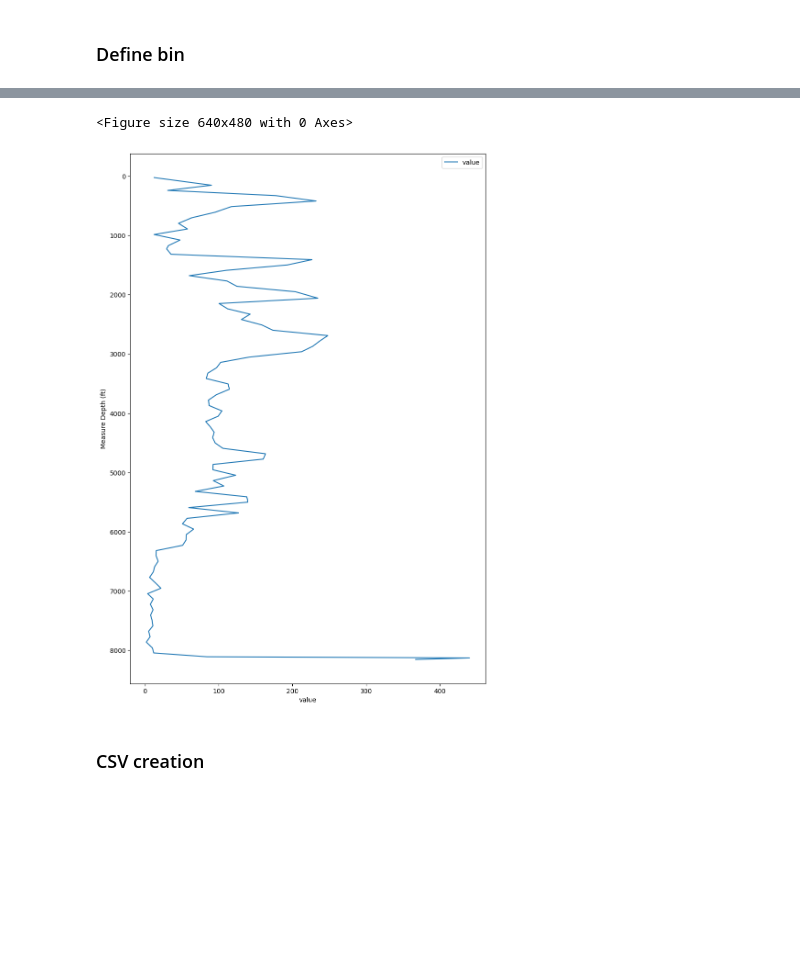
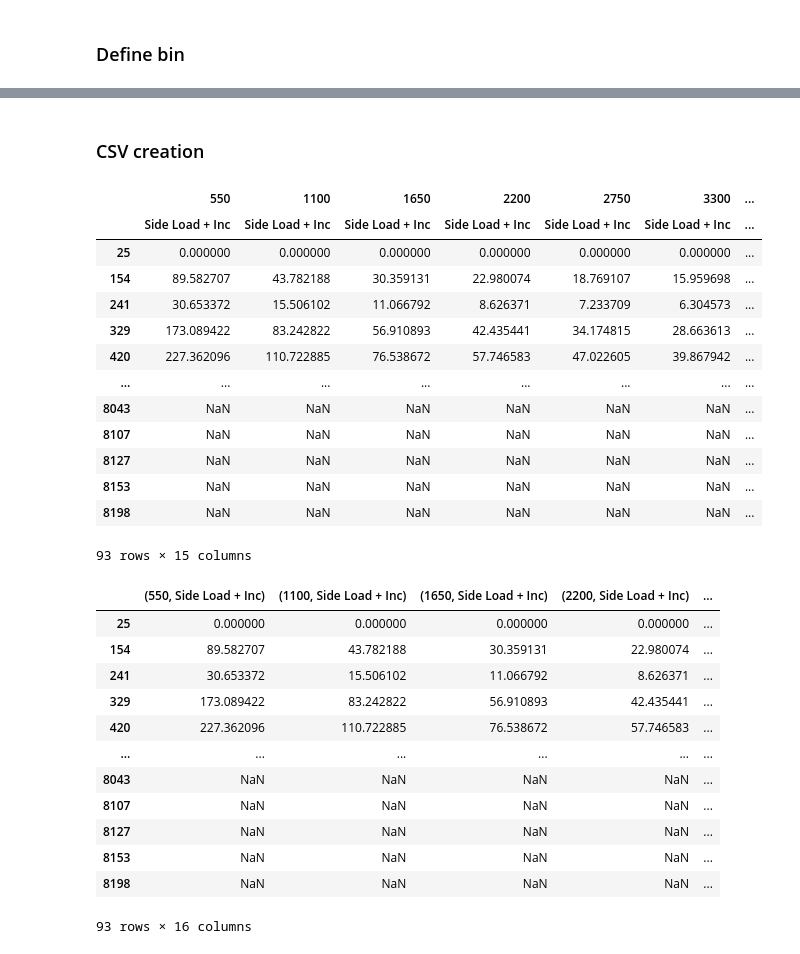
Before and after one commit to jfhurtado/Consulting, a Jupyter notebook: damir_data.ipynb, the cells around one changed output, grey strips where cells are left out. Cells and saved outputs as stored; diff of their text form; code cells hidden in the pictures; blank space fills up the shorter version.

```diff
--- a/damir_data.ipynb
+++ b/damir_data.ipynb
@@ -168,13 +165,4 @@ final_plot_df
 93 rows × 1 columns
-# %%
-plt.figure()
-final_plot_df.plot(kind='line',figsize=(10,15))
-plt.ylabel('Measure Depth (ft)')
-plt.xlabel('value')
-plt.gca().invert_yaxis()
-# %% [output]
-<Figure size 640x480 with 0 Axes>
-[figure, removed]
 # %% [markdown]
 ### CSV creation
 # %%
@@ -188,0 +175,34 @@ final_plot_df.to_csv('test.csv')
+# %%
+final_df
+# %% [output]
+|  | 550 | 1100 | 1650 | 2200 | 2750 | 3300 | ... |
+|  | Side Load + Inc | Side Load + Inc | Side Load + Inc | Side Load + Inc | Side Load + Inc | Side Load + Inc | ... |
+| 25 | 0.000000 | 0.000000 | 0.000000 | 0.000000 | 0.000000 | 0.000000 | ... |
+| 154 | 89.582707 | 43.782188 | 30.359131 | 22.980074 | 18.769107 | 15.959698 | ... |
+| 241 | 30.653372 | 15.506102 | 11.066792 | 8.626371 | 7.233709 | 6.304573 | ... |
+| 329 | 173.089422 | 83.242822 | 56.910893 | 42.435441 | 34.174815 | 28.663613 | ... |
+| 420 | 227.362096 | 110.722885 | 76.538672 | 57.746583 | 47.022605 | 39.867942 | ... |
+| ... | ... | ... | ... | ... | ... | ... | ... |
+| 8043 | NaN | NaN | NaN | NaN | NaN | NaN | ... |
+| 8107 | NaN | NaN | NaN | NaN | NaN | NaN | ... |
+| 8127 | NaN | NaN | NaN | NaN | NaN | NaN | ... |
+| 8153 | NaN | NaN | NaN | NaN | NaN | NaN | ... |
+| 8198 | NaN | NaN | NaN | NaN | NaN | NaN | ... |
+93 rows × 15 columns
+# %%
+final_final_plot_df = pd.merge(final_df,final_plot_df, left_index=True,right_index=True)
+final_final_plot_df
+# %% [output]
+|  | (550, Side Load + Inc) | (1100, Side Load + Inc) | (1650, Side Load + Inc) | (2200, Side Load + Inc) | ... |
+| 25 | 0.000000 | 0.000000 | 0.000000 | 0.000000 | ... |
+| 154 | 89.582707 | 43.782188 | 30.359131 | 22.980074 | ... |
+| 241 | 30.653372 | 15.506102 | 11.066792 | 8.626371 | ... |
+| 329 | 173.089422 | 83.242822 | 56.910893 | 42.435441 | ... |
+| 420 | 227.362096 | 110.722885 | 76.538672 | 57.746583 | ... |
+| ... | ... | ... | ... | ... | ... |
+| 8043 | NaN | NaN | NaN | NaN | ... |
+| 8107 | NaN | NaN | NaN | NaN | ... |
+| 8127 | NaN | NaN | NaN | NaN | ... |
+| 8153 | NaN | NaN | NaN | NaN | ... |
+| 8198 | NaN | NaN | NaN | NaN | ... |
+93 rows × 16 columns
```
Also changed, not shown: parts of 11 cells of this notebook, 1 other file.
